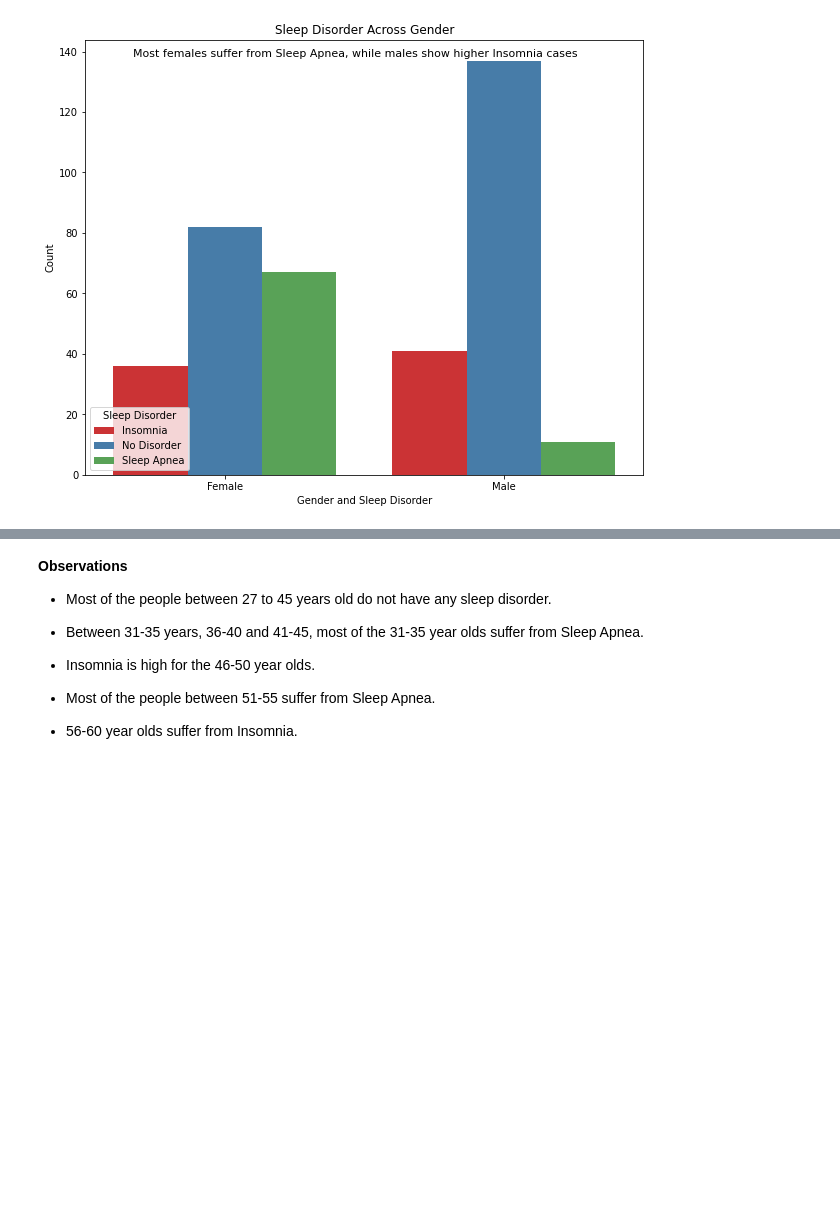
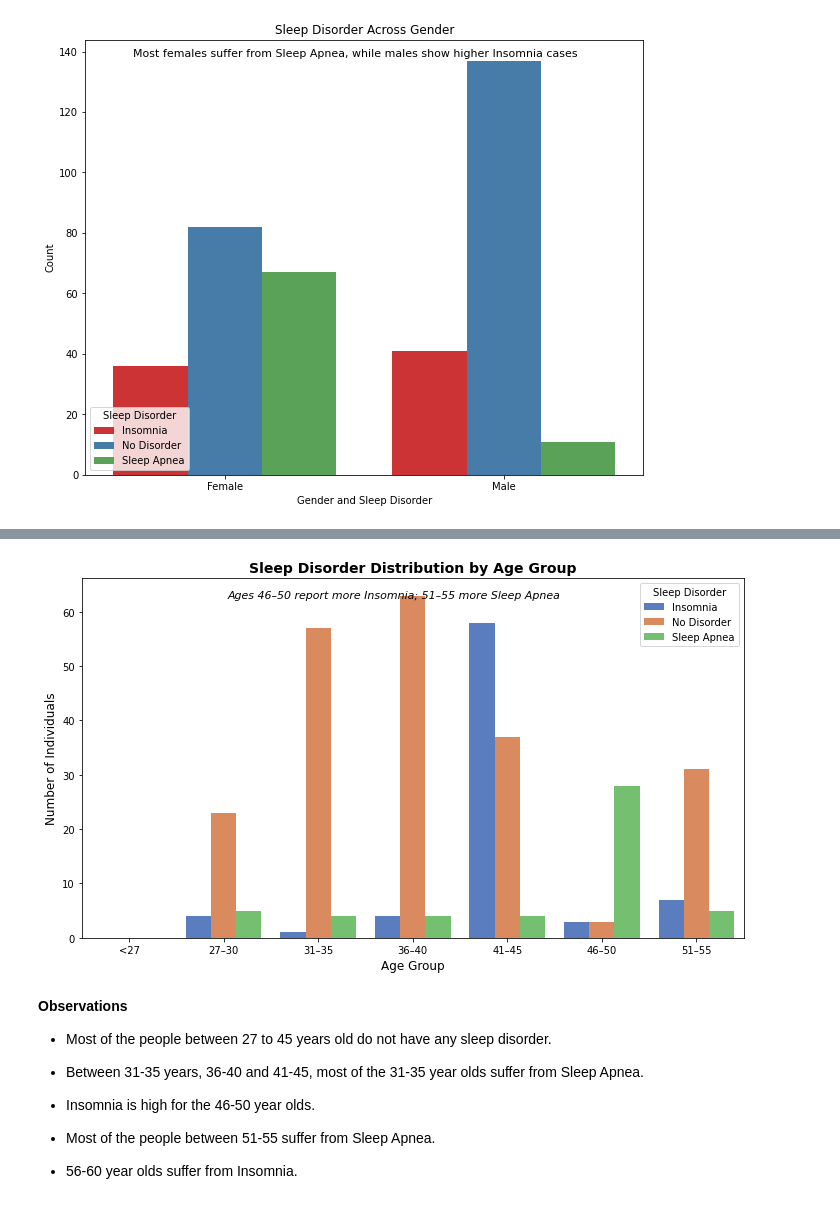
Before and after one commit to jgatharia/Health_and_Sleep_Relation_Project, a Jupyter notebook: health_and_wellness.ipynb, the cells around one changed output, grey strips where cells are left out. Drawn from its saved outputs; the diff is of its cells as text; code cells hidden in the pictures; blank space fills up the shorter version.

```diff
--- a/health_and_wellness.ipynb
+++ b/health_and_wellness.ipynb
@@ -387,3 +390,40 @@ plt.show()
+# %%
+import matplotlib.pyplot as plt
+import seaborn as sns
+import pandas as pd
+
+# Create Age Group bins
+health_wellness_df['Age Group'] = pd.cut(
+    health_wellness_df['Age'],
+    bins=[0, 27, 31, 36, 41, 46, 51, 56],
+    labels=['<27', '27–30', '31–35', '36–40', '41–45', '46–50', '51–55'],
+    right=False  # Optional: exclude upper edge
+)
+
+# Group data
+age_sleep = health_wellness_df.groupby(['Age Group', 'Sleep Disorder']).size().reset_index(name='Count')
+
+# Plot
+fig, ax = plt.subplots(figsize=(10, 6))
+sns.barplot(data=age_sleep, x='Age Group', y='Count', hue='Sleep Disorder', palette='muted', ax=ax)
+
+# Main title and subtitle
+ax.set_title('Sleep Disorder Distribution by Age Group', fontsize=14, weight='bold')
+fig.text(0.5, 0.89, 'Ages 46–50 report more Insomnia; 51–55 more Sleep Apnea',
+         ha='center', fontsize=11, style='italic')
+
+# Axis labels
+ax.set_xlabel('Age Group', fontsize=12)
+ax.set_ylabel('Number of Individuals', fontsize=12)
+
+# Legend
+ax.legend(title='Sleep Disorder')
+
+# Final display
+plt.tight_layout()
+plt.show()
+# %% [output]
+[figure, added]
 # %% [markdown]
 **Observations**
 
```
Also changed, not shown: parts of 1 cell of this notebook.
